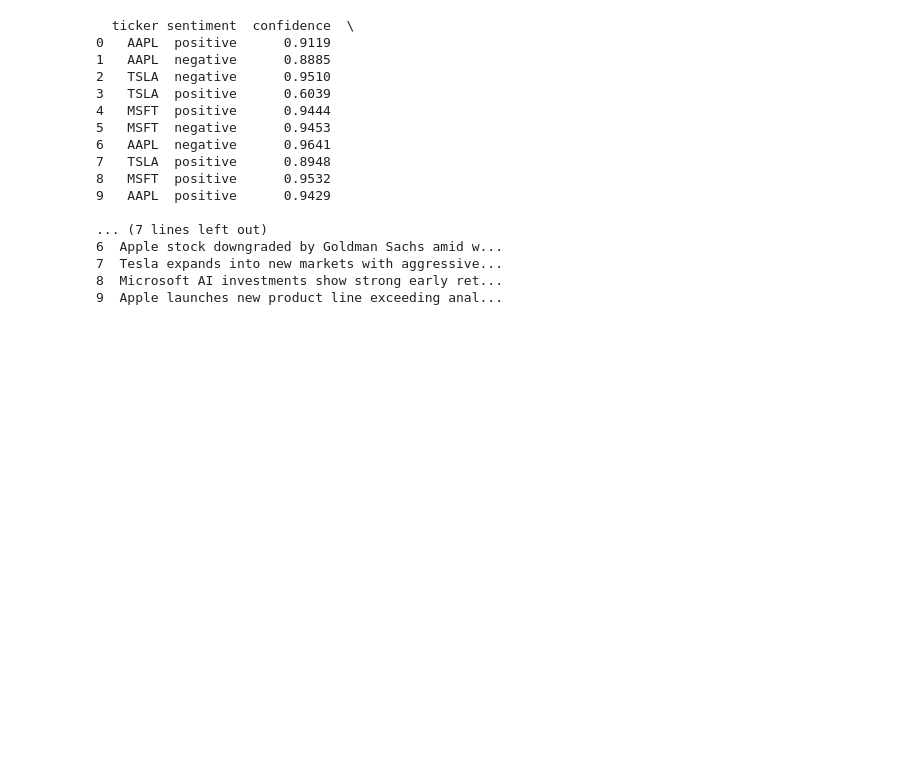
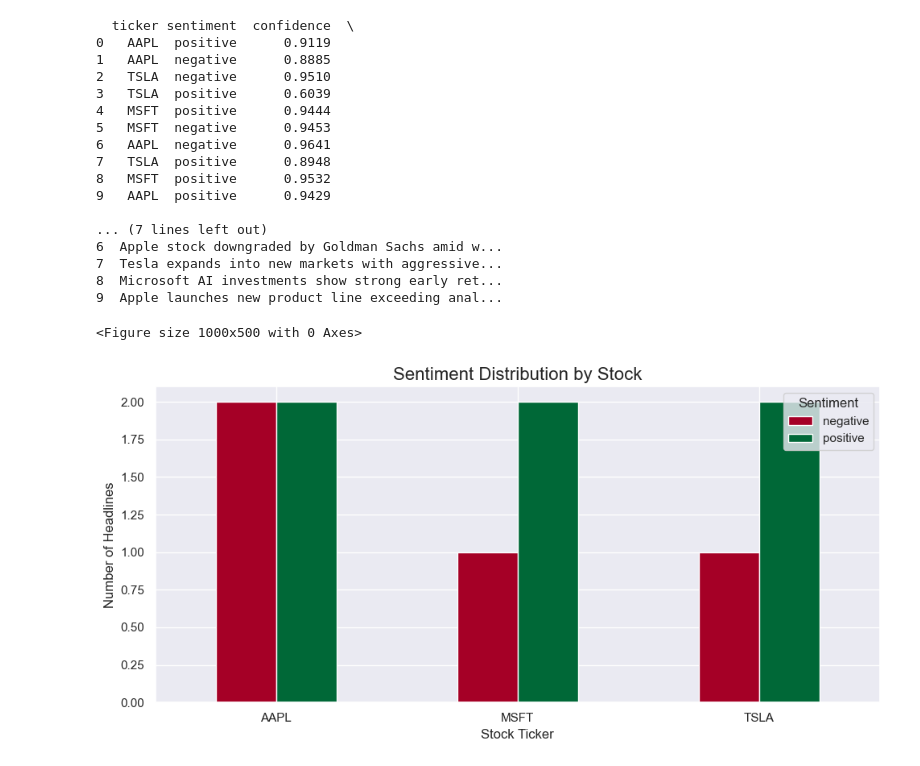
Before and after one commit to Isha1515/financial-news-sentiment, a Jupyter notebook: notebooks/sentiment_analysis.ipynb, the cells around one changed output. Drawn from its saved outputs; the diff is of its cells as text; code cells hidden in the pictures; blank space fills up the shorter version.

Commit message:
Visualise sentiment distribution by stock

```diff
--- a/notebooks/sentiment_analysis.ipynb
+++ b/notebooks/sentiment_analysis.ipynb
@@ -87,3 +87,21 @@ print(df_results[["ticker", "sentiment", "confidence", "headline"]])
 7  Tesla expands into new markets with aggressive...
 8  Microsoft AI investments show strong early ret...
 9  Apple launches new product line exceeding anal...
+# %%
+plt.figure(figsize=(10, 5))
+
+# Count sentiments per ticker
+sentiment_counts = df_results.groupby(["ticker", "sentiment"]).size().unstack(fill_value=0)
+sentiment_counts.plot(kind="bar", figsize=(10, 5), colormap="RdYlGn")
+
+plt.title("Sentiment Distribution by Stock", fontsize=16)
+plt.xlabel("Stock Ticker")
+plt.ylabel("Number of Headlines")
+plt.xticks(rotation=0)
+plt.legend(title="Sentiment")
+plt.tight_layout()
+plt.savefig("../images/sentiment_distribution.png")
+plt.show()
+# %% [output]
+<Figure size 1000x500 with 0 Axes>
+[figure, added]
```
Also changed, not shown: 1 other file.
